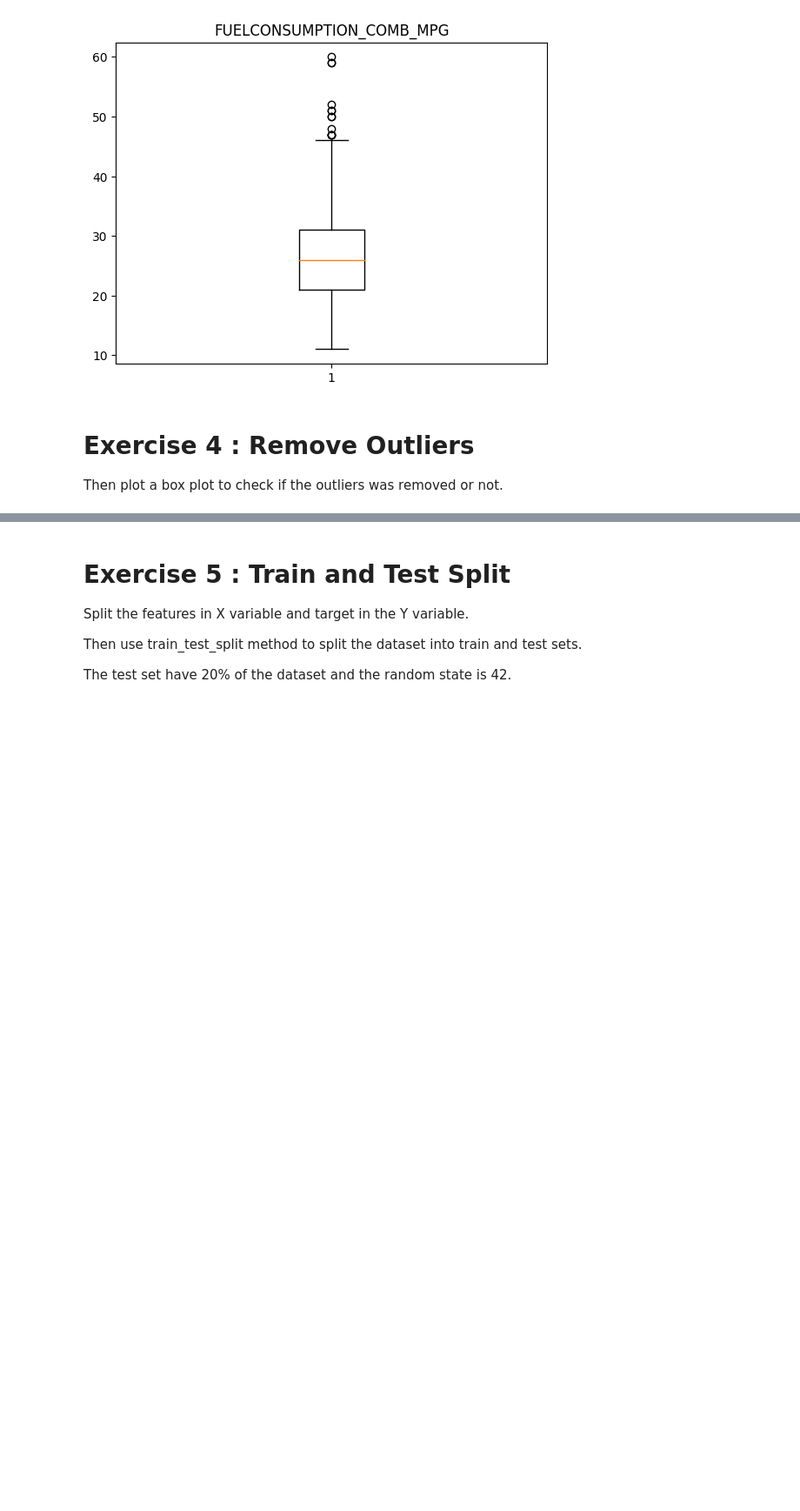
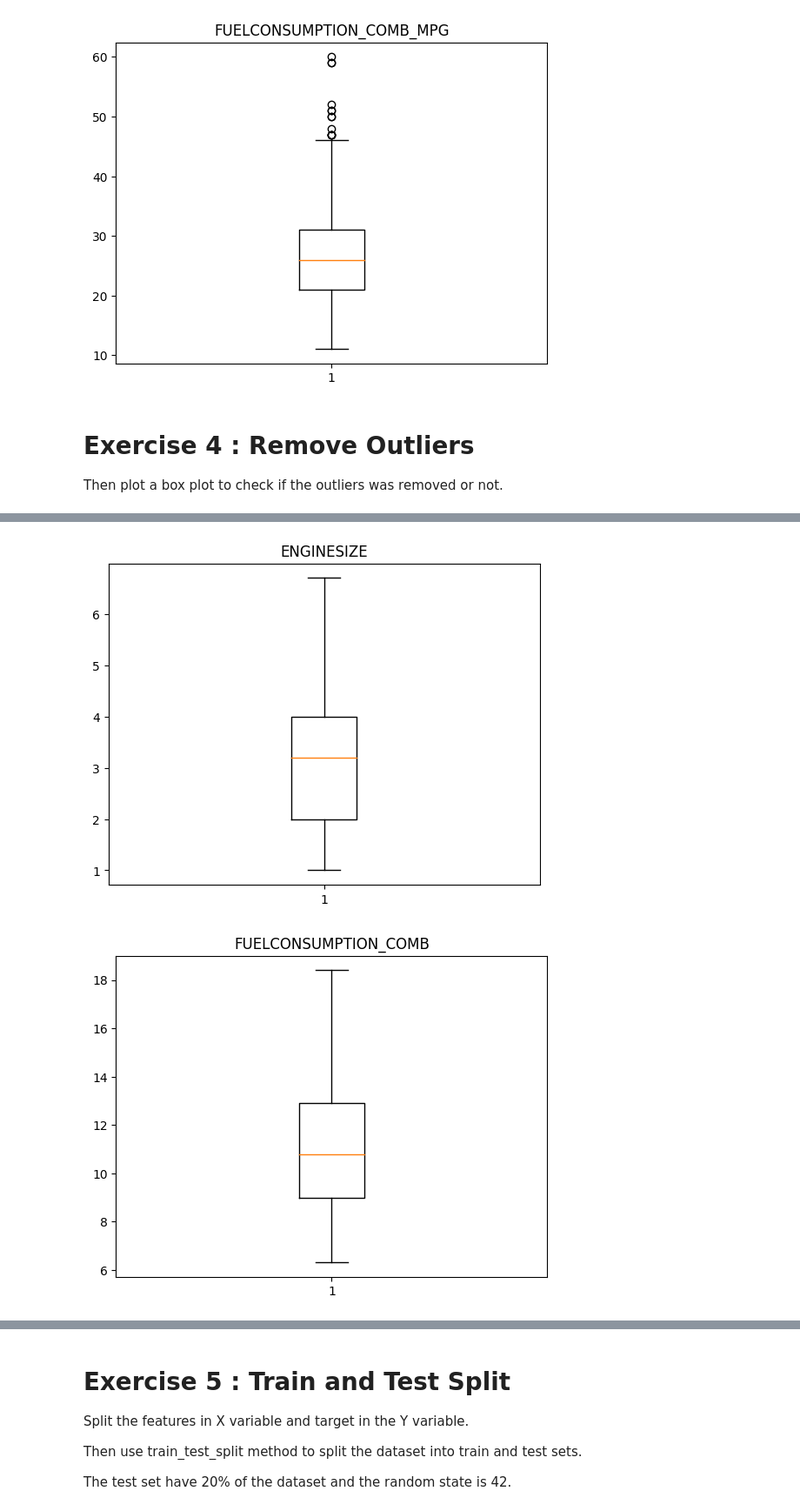
Before and after one commit to Tuwaiq-Data-Science-Bootcamp-V5/Linear_Regression-Lab1, a Jupyter notebook: Assignment_Linear_Regression.ipynb, the cells around one changed output, grey strips where cells are left out. Shown at 87% size. Drawn from its saved outputs; the diff is of its cells as text; code cells hidden in the pictures; blank space fills up the shorter version.

```diff
--- a/Assignment_Linear_Regression.ipynb
+++ b/Assignment_Linear_Regression.ipynb
@@ -288,3 +288,26 @@ high_limit = Q3 + 1.5 * IQR
 
 outliers = df[(df['FUELCONSUMPTION_COMB_MPG'] < Q1 - 1.5 * IQR) | (df['FUELCONSUMPTION_COMB_MPG'] > Q3 + 1.5 * IQR)]
 df = df.drop(outliers.index)
+# %%
+plt.boxplot(df['ENGINESIZE'])
+plt.title("ENGINESIZE")
+plt.show()
+
+plt.boxplot(df['FUELCONSUMPTION_COMB'])
+plt.title("FUELCONSUMPTION_COMB")
+plt.show()
+
+plt.boxplot(df['FUELCONSUMPTION_CITY'])
+plt.title("FUELCONSUMPTION_CITY")
+plt.show()
+
+plt.boxplot(df['FUELCONSUMPTION_HWY'])
+plt.title("FUELCONSUMPTION_HWY")
+plt.show()
+
+plt.boxplot(df['FUELCONSUMPTION_COMB_MPG'])
+plt.title("FUELCONSUMPTION_COMB_MPG")
+plt.show()
+# %% [output]
+[figure, added]
+[figure, added]
```
Also changed, not shown: parts of 3 cells of this notebook.
